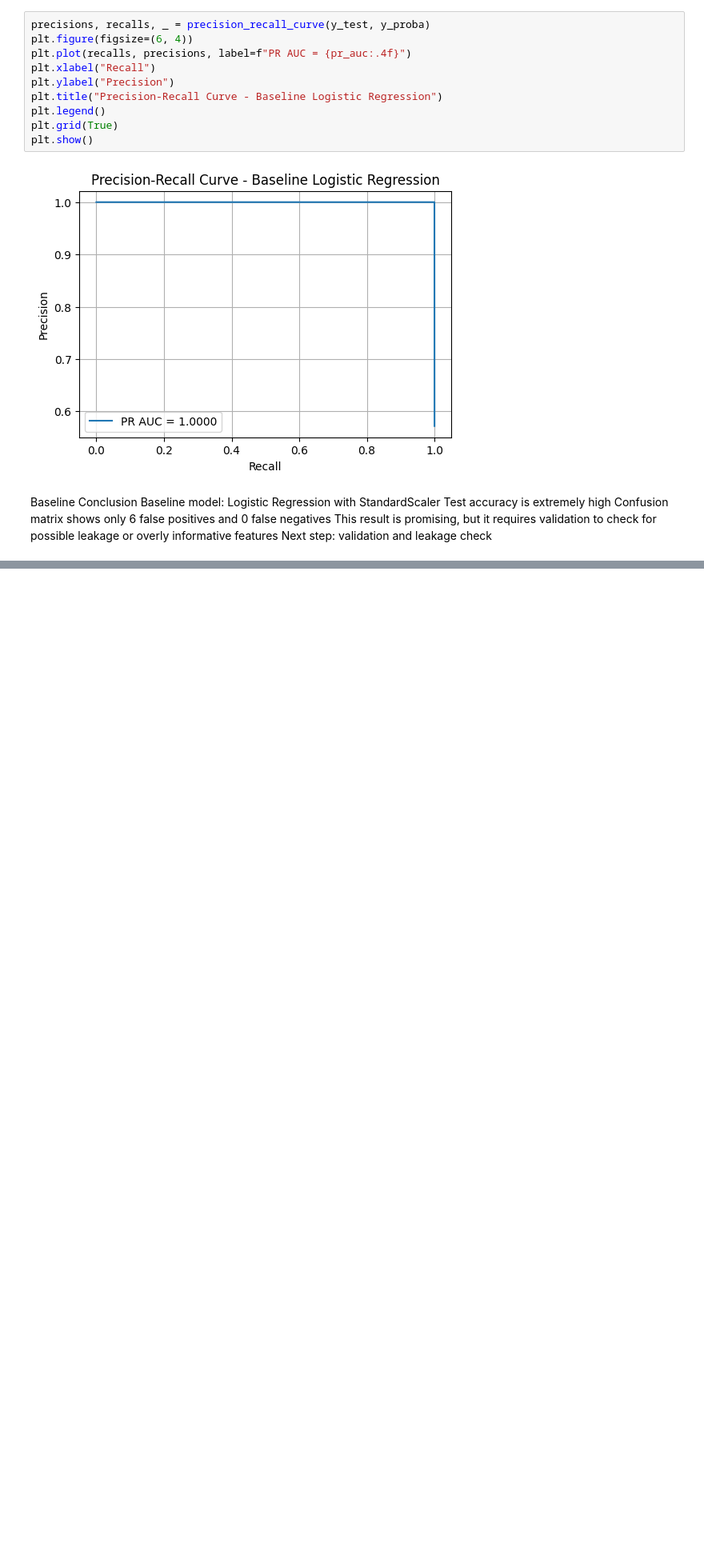
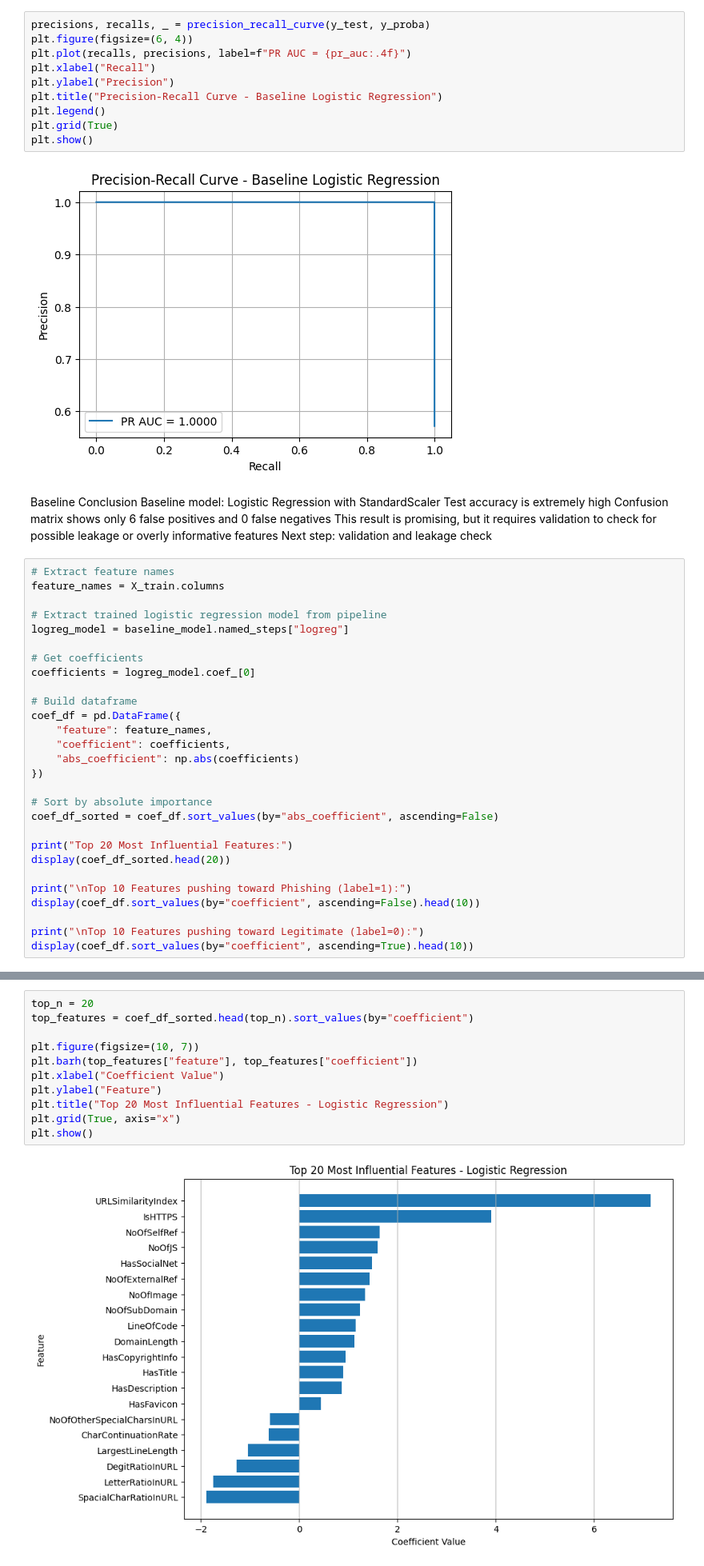
Before and after one commit to frhandev/phishing-ai-ui, a Jupyter notebook: notebooks/01_eda.ipynb, the cells around one changed output, grey strips where cells are left out. Shown at 80% size. Cells and saved outputs as stored; diff of their text form; blank space fills up the shorter version.

Commit message:
Validate suspicious feature and establish URL-only baseline

```diff
--- a/notebooks/01_eda.ipynb
+++ b/notebooks/01_eda.ipynb
@@ -193,3 +193,31 @@ Test accuracy is extremely high
 Confusion matrix shows only 6 false positives and 0 false negatives
 This result is promising, but it requires validation to check for possible leakage or overly informative features
 Next step: validation and leakage check
+# %%
+# Extract feature names
+feature_names = X_train.columns
+
+# Extract trained logistic regression model from pipeline
+logreg_model = baseline_model.named_steps["logreg"]
+
+# Get coefficients
+coefficients = logreg_model.coef_[0]
+
+# Build dataframe
+coef_df = pd.DataFrame({
+    "feature": feature_names,
+    "coefficient": coefficients,
+    "abs_coefficient": np.abs(coefficients)
+})
+
+# Sort by absolute importance
+coef_df_sorted = coef_df.sort_values(by="abs_coefficient", ascending=False)
+
+print("Top 20 Most Influential Features:")
+display(coef_df_sorted.head(20))
+
+print("\nTop 10 Features pushing toward Phishing (label=1):")
+display(coef_df.sort_values(by="coefficient", ascending=False).head(10))
+
+print("\nTop 10 Features pushing toward Legitimate (label=0):")
+display(coef_df.sort_values(by="coefficient", ascending=True).head(10))
@@ -195,0 +267,13 @@ Next step: validation and leakage check
+# %%
+top_n = 20
+top_features = coef_df_sorted.head(top_n).sort_values(by="coefficient")
+
+plt.figure(figsize=(10, 7))
+plt.barh(top_features["feature"], top_features["coefficient"])
+plt.xlabel("Coefficient Value")
+plt.ylabel("Feature")
+plt.title("Top 20 Most Influential Features - Logistic Regression")
+plt.grid(True, axis="x")
+plt.show()
+# %% [output]
+[figure, added]
```
Also changed, not shown: parts of 12 cells of this notebook.
